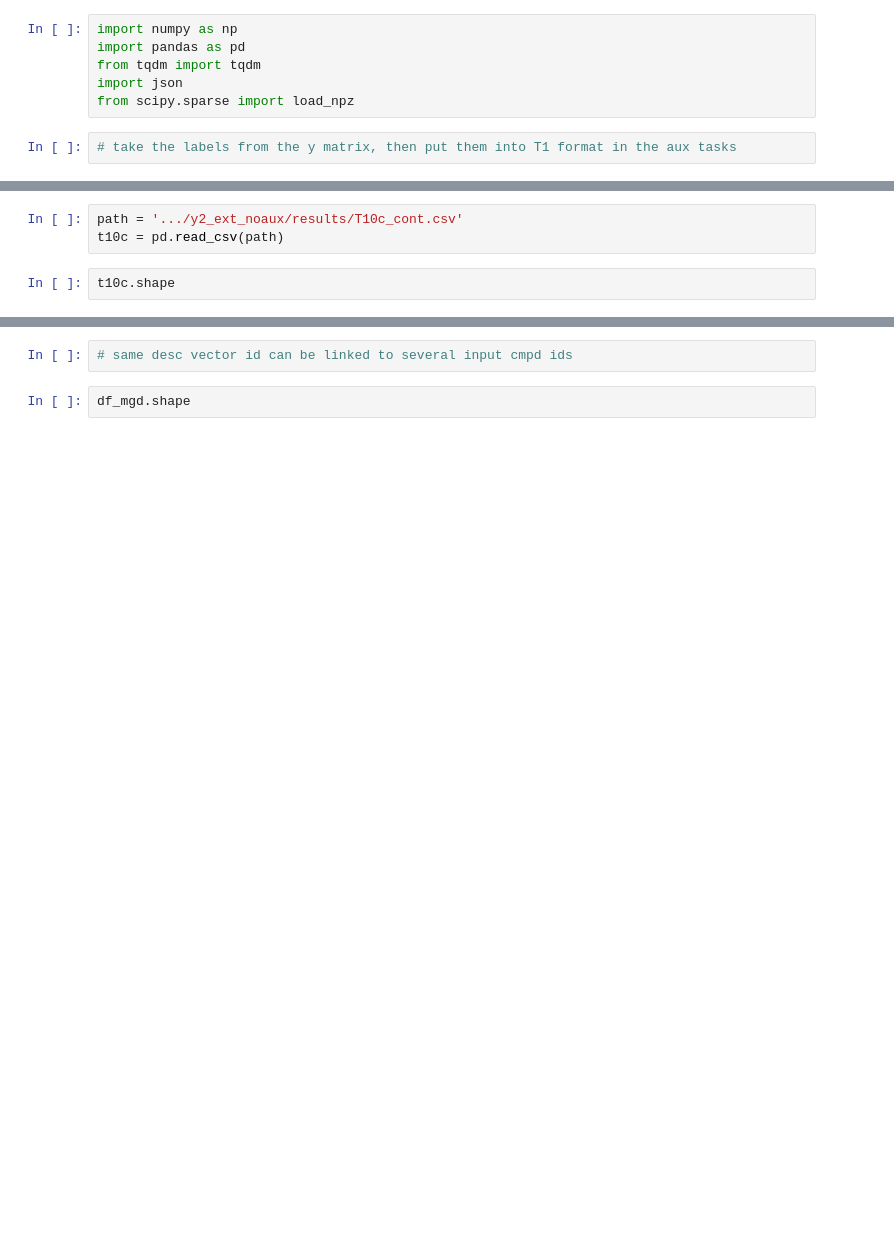
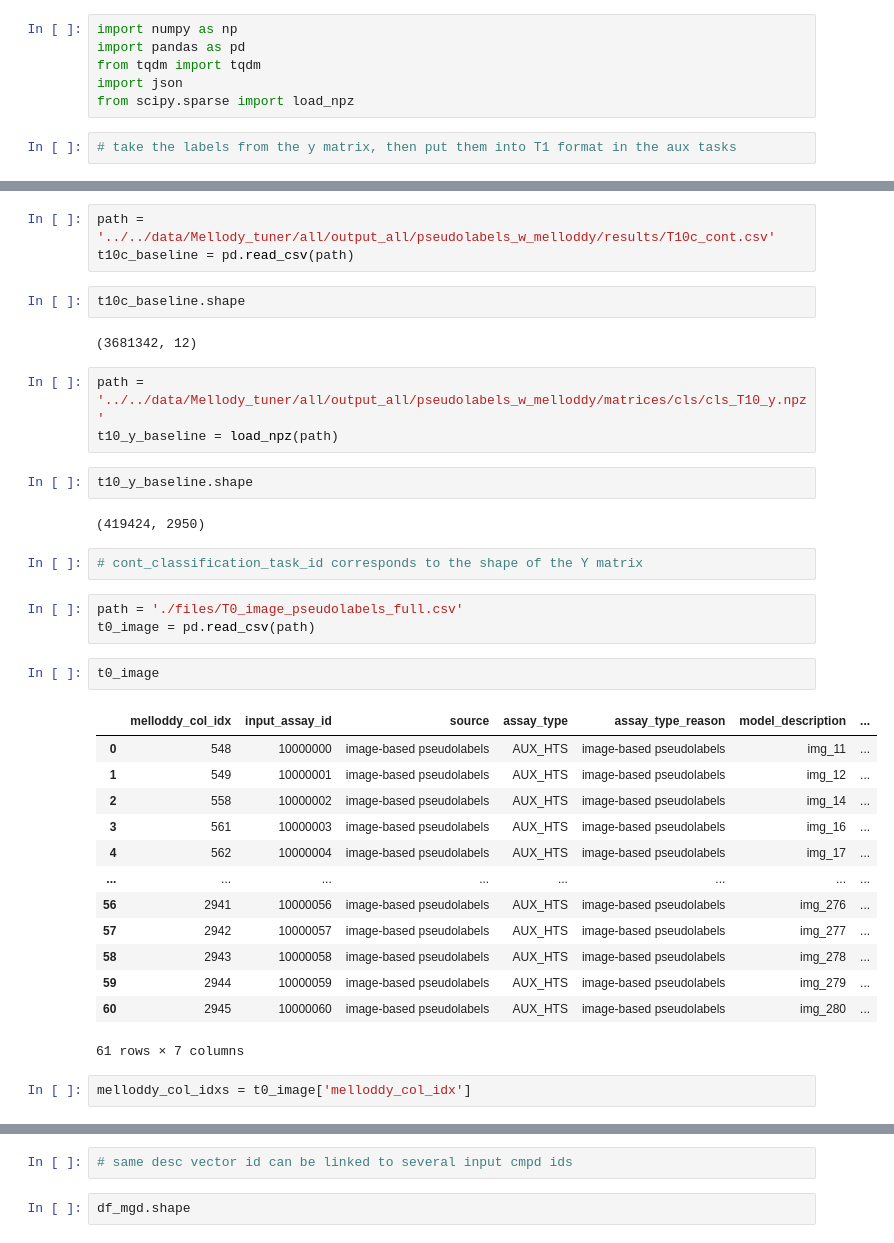
Before and after one commit to melloddy/pseudolabel_auxdata, a Jupyter notebook: scripts_and_notebooks/step2_7_labels_to_auxtasks.ipynb, the cells around one changed output, grey strips where cells are left out. Cells and saved outputs as stored; diff of their text form; blank space fills up the shorter version.

```diff
--- a/scripts_and_notebooks/step2_7_labels_to_auxtasks.ipynb
+++ b/scripts_and_notebooks/step2_7_labels_to_auxtasks.ipynb
@@ -9,5 +45,37 @@ from scipy.sparse import load_npz
 # %%
-path = '.../y2_ext_noaux/results/T10c_cont.csv'
-t10c = pd.read_csv(path)
+path = '../../data/Mellody_tuner/all/output_all/pseudolabels_w_melloddy/results/T10c_cont.csv'
+t10c_baseline = pd.read_csv(path)
 # %%
-t10c.shape
+t10c_baseline.shape
+# %% [output]
+(3681342, 12)
+# %%
+path = '../../data/Mellody_tuner/all/output_all/pseudolabels_w_melloddy/matrices/cls/cls_T10_y.npz'
+t10_y_baseline = load_npz(path)
+# %%
+t10_y_baseline.shape
+# %% [output]
+(419424, 2950)
+# %%
+# cont_classification_task_id corresponds to the shape of the Y matrix
+# %%
+path = './files/T0_image_pseudolabels_full.csv'
+t0_image = pd.read_csv(path)
+# %%
+t0_image
+# %% [output]
+|  | melloddy_col_idx | input_assay_id | source | assay_type | assay_type_reason | model_description | ... |
+| 0 | 548 | 10000000 | image-based pseudolabels | AUX_HTS | image-based pseudolabels | img_11 | ... |
+| 1 | 549 | 10000001 | image-based pseudolabels | AUX_HTS | image-based pseudolabels | img_12 | ... |
+| 2 | 558 | 10000002 | image-based pseudolabels | AUX_HTS | image-based pseudolabels | img_14 | ... |
+| 3 | 561 | 10000003 | image-based pseudolabels | AUX_HTS | image-based pseudolabels | img_16 | ... |
+| 4 | 562 | 10000004 | image-based pseudolabels | AUX_HTS | image-based pseudolabels | img_17 | ... |
+| ... | ... | ... | ... | ... | ... | ... | ... |
+| 56 | 2941 | 10000056 | image-based pseudolabels | AUX_HTS | image-based pseudolabels | img_276 | ... |
+| 57 | 2942 | 10000057 | image-based pseudolabels | AUX_HTS | image-based pseudolabels | img_277 | ... |
+| 58 | 2943 | 10000058 | image-based pseudolabels | AUX_HTS | image-based pseudolabels | img_278 | ... |
+| 59 | 2944 | 10000059 | image-based pseudolabels | AUX_HTS | image-based pseudolabels | img_279 | ... |
+| 60 | 2945 | 10000060 | image-based pseudolabels | AUX_HTS | image-based pseudolabels | img_280 | ... |
+61 rows × 7 columns
+# %%
+melloddy_col_idxs = t0_image['melloddy_col_idx']
```
Also changed, not shown: parts of 32 cells of this notebook, 11 other files.
